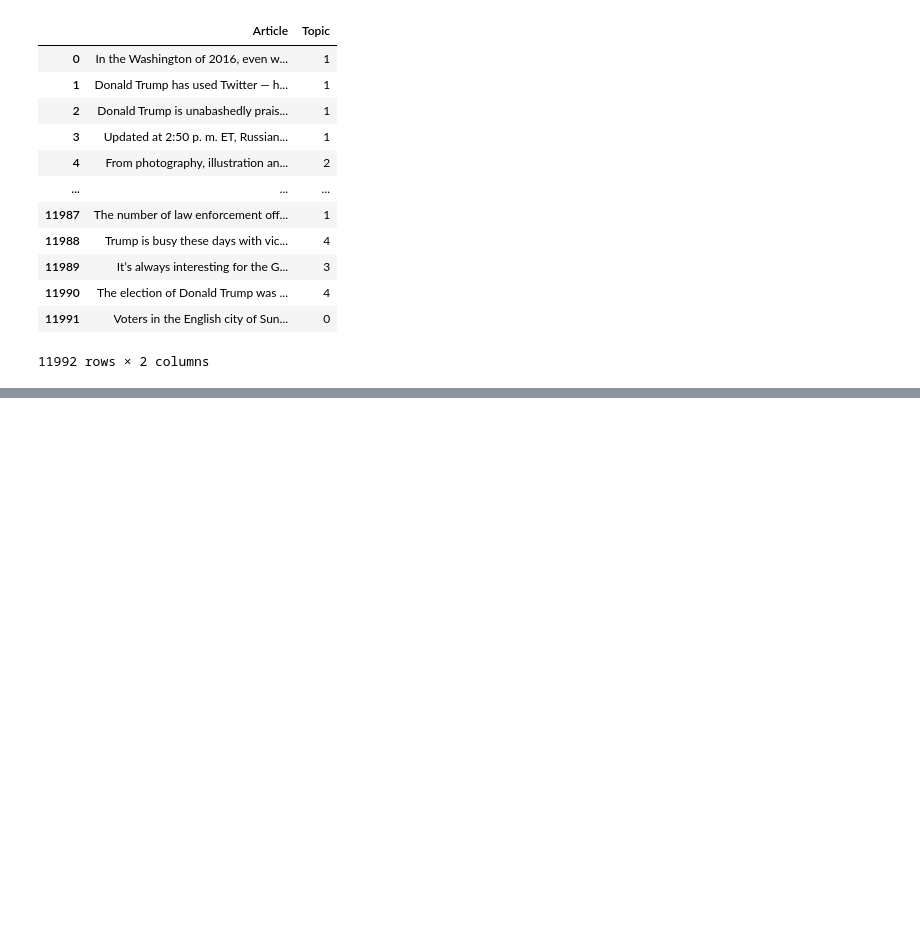
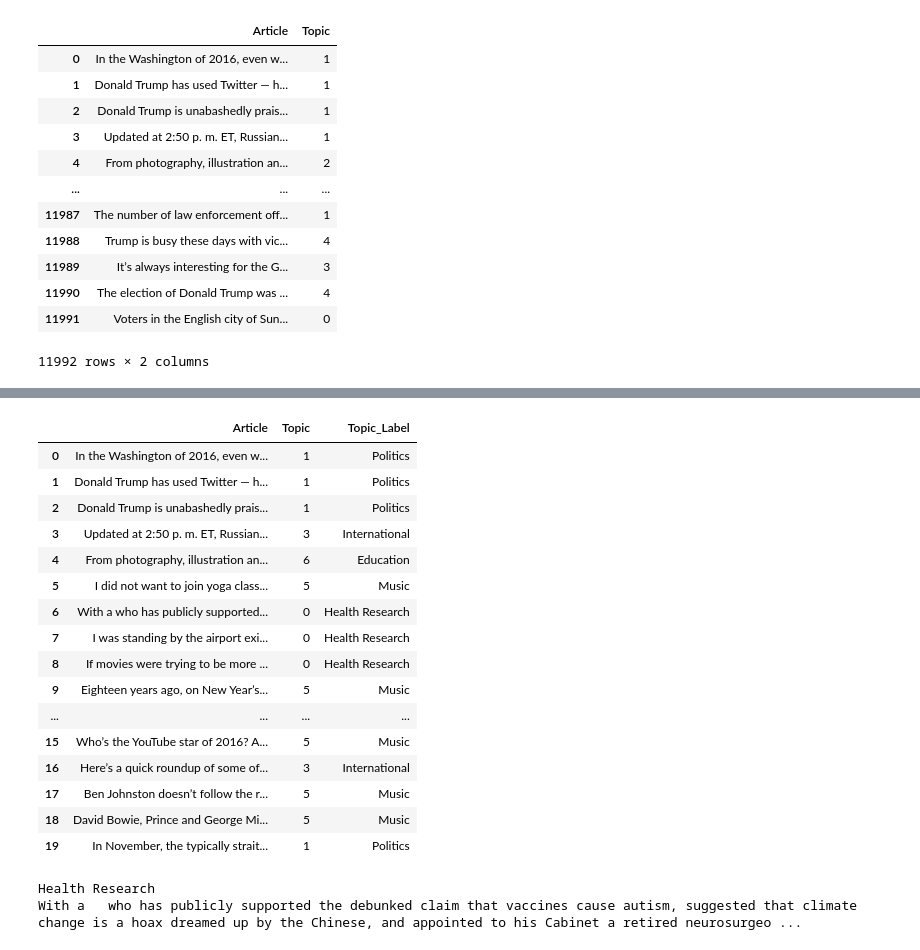
Before and after one commit to bladnman/nlp_course, a Jupyter notebook: notebooks/07. Topic Modeling.ipynb, the cells around one changed output, grey strips where cells are left out. Saved outputs shown, nothing was run; the diff lists cells and outputs as text; code cells hidden in the pictures; blank space fills up the shorter version.

```diff
--- a/notebooks/07. Topic Modeling.ipynb
+++ b/notebooks/07. Topic Modeling.ipynb
@@ -211,0 +242,5 @@ px.bar(pd.DataFrame(npr['Topic'].value_counts().sort_values()))
+# %%
+nmf_model = NMF(n_components=7, random_state=42)
+# %%
+# much faster here than LDA
+nmf_model.fit(dtm)
@@ -211,0 +277,2 @@ px.bar(pd.DataFrame(npr['Topic'].value_counts().sort_values()))
+# %%
+topic_results = nmf_model.transform(dtm)
@@ -211,0 +283,2 @@ px.bar(pd.DataFrame(npr['Topic'].value_counts().sort_values()))
+# %%
+npr["Topic"] = topic_results.argmax(axis=1)
@@ -211,0 +294,36 @@ px.bar(pd.DataFrame(npr['Topic'].value_counts().sort_values()))
+# %%
+top_dict = {
+    0:"Health Research",
+    1:"Politics",
+    2:"Health Politics",
+    3:"International",
+    4:"Elections",
+    5:"Music",
+    6:"Education"
+}
+npr['Topic_Label'] = npr['Topic'].map(top_dict)
+npr.head(20)
+# %% [output]
+|  | Article | Topic | Topic_Label |
+| 0 | In the Washington of 2016, even w... | 1 | Politics |
+| 1 | Donald Trump has used Twitter — h... | 1 | Politics |
+| 2 | Donald Trump is unabashedly prais... | 1 | Politics |
+| 3 | Updated at 2:50 p. m. ET, Russian... | 3 | International |
+| 4 | From photography, illustration an... | 6 | Education |
+| 5 | I did not want to join yoga class... | 5 | Music |
+| 6 | With a who has publicly supported... | 0 | Health Research |
+| 7 | I was standing by the airport exi... | 0 | Health Research |
+| 8 | If movies were trying to be more ... | 0 | Health Research |
+| 9 | Eighteen years ago, on New Year’s... | 5 | Music |
+| ... | ... | ... | ... |
+| 15 | Who’s the YouTube star of 2016? A... | 5 | Music |
+| 16 | Here’s a quick roundup of some of... | 3 | International |
+| 17 | Ben Johnston doesn’t follow the r... | 5 | Music |
+| 18 | David Bowie, Prince and George Mi... | 5 | Music |
+| 19 | In November, the typically strait... | 1 | Politics |
+# %%
+print(npr['Topic_Label'][6])
+print(npr['Article'][6][:1000])
+# %% [output]
+Health Research
+With a   who has publicly supported the debunked claim that vaccines cause autism, suggested that climate change is a hoax dreamed up by the Chinese, and appointed to his Cabinet a retired neurosurgeo ...
```
Also changed, not shown: parts of 18 cells of this notebook, 21 other files.
